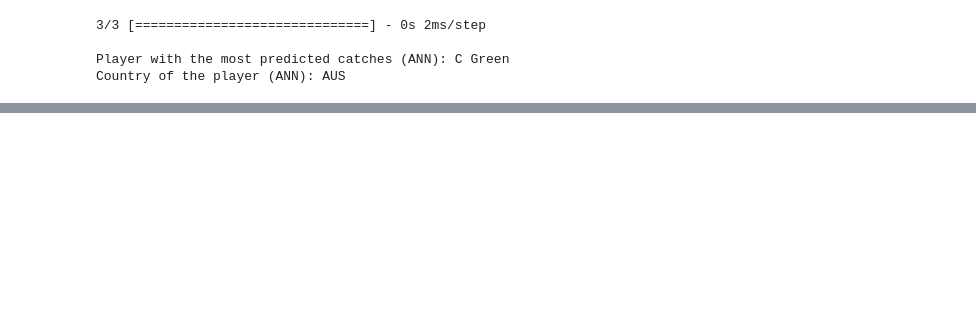
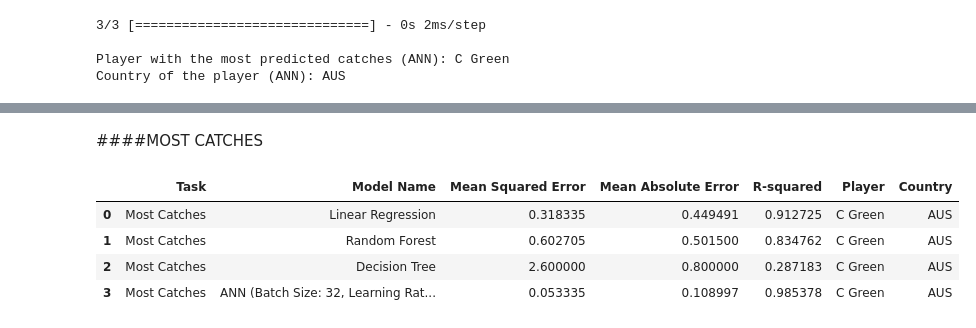
Before and after one commit to Chinmaya54/DM_Challenge_WC_Winner, a Jupyter notebook: Data_Mining(Scrapped)_CP_03_Riya.ipynb, the cells around one changed output, grey strips where cells are left out. Cells and saved outputs as stored; diff of their text form; code cells hidden in the pictures; blank space fills up the shorter version.

```diff
--- a/Data_Mining(Scrapped)_CP_03_Riya.ipynb
+++ b/Data_Mining(Scrapped)_CP_03_Riya.ipynb
@@ -1373,0 +1584,57 @@ Country of the player (ANN): AUS
+# %% [markdown]
+####MOST CATCHES
+# %%
+import pandas as pd
+
+# Model Performance Results
+linear_regression_results = {
+    "Task": "Most Catches",
+    "Model Name": "Linear Regression",
+    "Mean Squared Error": 0.3183345587576973,
+    "Mean Absolute Error": 0.44949139114997283,
+    "R-squared": 0.912725275186375,
+    "Player": "C Green",
+    "Country": "AUS"
+}
+
+random_forest_results = {
+    "Task": "Most Catches",
+    "Model Name": "Random Forest",
+    "Mean Squared Error": 0.602705,
+    "Mean Absolute Error": 0.5015000000000001,
+    "R-squared": 0.8347621658670322,
+    "Player": "C Green",
+    "Country": "AUS"
+}
+
+decision_tree_results = {
+    "Task": "Most Catches",
+    "Model Name": "Decision Tree",
+    "Mean Squared Error": 2.6,
+    "Mean Absolute Error": 0.8,
+    "R-squared": 0.28718300205620306,
+    "Player": "C Green",
+    "Country": "AUS"
+}
+
+ann_results = {
+    "Task": "Most Catches",
+    "Model Name": "ANN (Batch Size: 32, Learning Rate: 0.01)",
+    "Mean Squared Error": 0.05333498819844103,
+    "Mean Absolute Error": 0.10899670720100403,
+    "R-squared": 0.9853776591642383,
+    "Player": "C Green",
+    "Country": "AUS"
+}
+
+
+catches_results_df = pd.DataFrame([linear_regression_results, random_forest_results, decision_tree_results, ann_results])
+
+# Display the table
+catches_results_df
+# %% [output]
+|  | Task | Model Name | Mean Squared Error | Mean Absolute Error | R-squared | Player | Country |
+| 0 | Most Catches | Linear Regression | 0.318335 | 0.449491 | 0.912725 | C Green | AUS |
+| 1 | Most Catches | Random Forest | 0.602705 | 0.501500 | 0.834762 | C Green | AUS |
+| 2 | Most Catches | Decision Tree | 2.600000 | 0.800000 | 0.287183 | C Green | AUS |
+| 3 | Most Catches | ANN (Batch Size: 32, Learning Rat... | 0.053335 | 0.108997 | 0.985378 | C Green | AUS |
```
Also changed, not shown: parts of 16 cells of this notebook.
